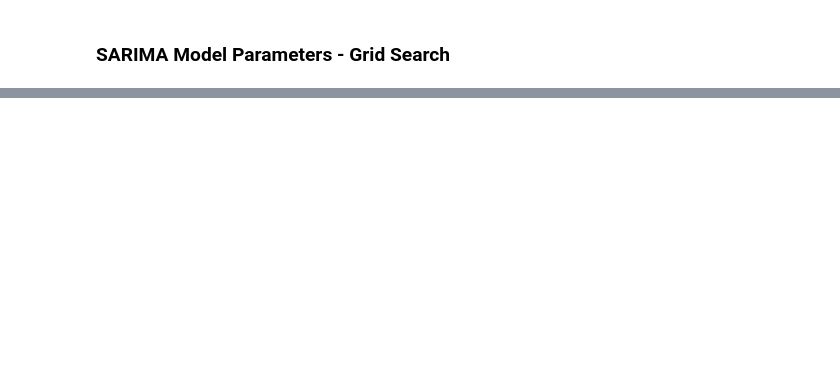
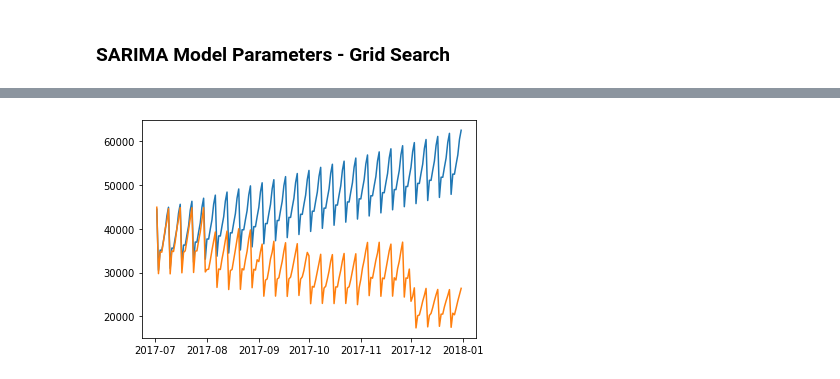
Before and after one commit to sanjeevgadre/Kaggle-Time-Series, a Jupyter notebook: SARIMA.ipynb, the cells around one changed output, grey strips where cells are left out. Cells and saved outputs as stored; diff of their text form; code cells hidden in the pictures; blank space fills up the shorter version.

Commit message:
Worked on SARIMA notebook

```diff
--- a/SARIMA.ipynb
+++ b/SARIMA.ipynb
@@ -130,0 +195,3 @@ Best results: SARIMA(1, 0, 6) x (0, 0, 1, 7) - AIC: -7242.780603227922
+# %%
+model = SARIMAX(dailysales, order = (2, 1, 1), seasonal_order = (1, 1, 1, 7)).fit(method = 'powell')
+model.summary()
@@ -131,3 +286,10 @@ Best results: SARIMA(1, 0, 6) x (0, 0, 1, 7) - AIC: -7242.780603227922
+# %%
+plt.figure()
+plt.plot(val_dates, model.forecast(len(val_dates)))
+plt.plot(val_dates, train.query('date > @trg_dates[-1]').groupby('date')['sales'].sum())
+plt.show()
+# %% [output]
+[figure, added]
 # %%
 train_len = np.int(0.9*len(tot_sls_trans))
 train_tot_sls_trans = tot_sls_trans[:train_len]
```
Also changed, not shown: parts of 20 cells of this notebook.
